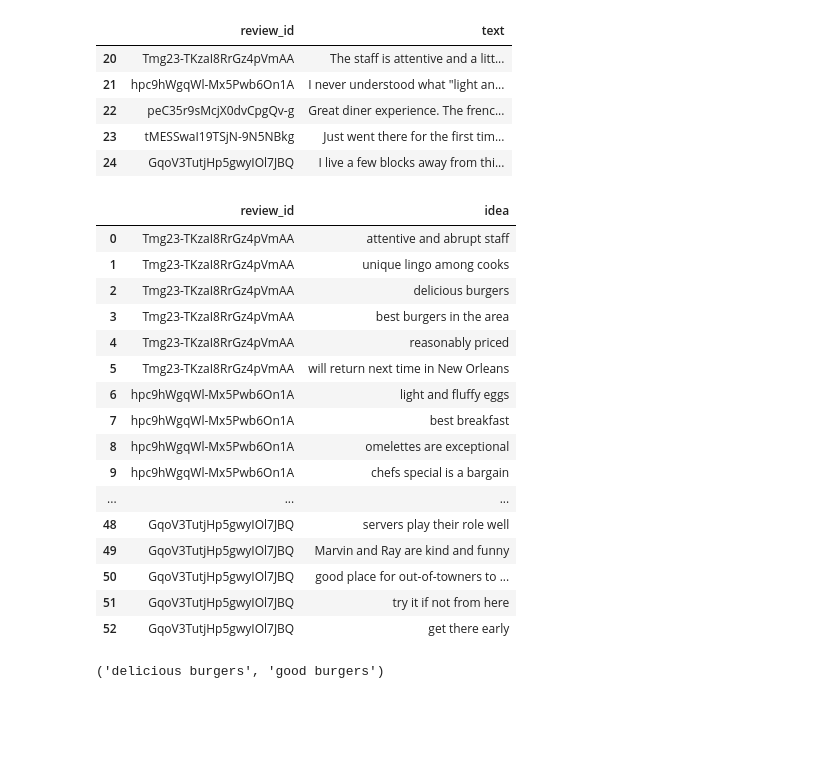
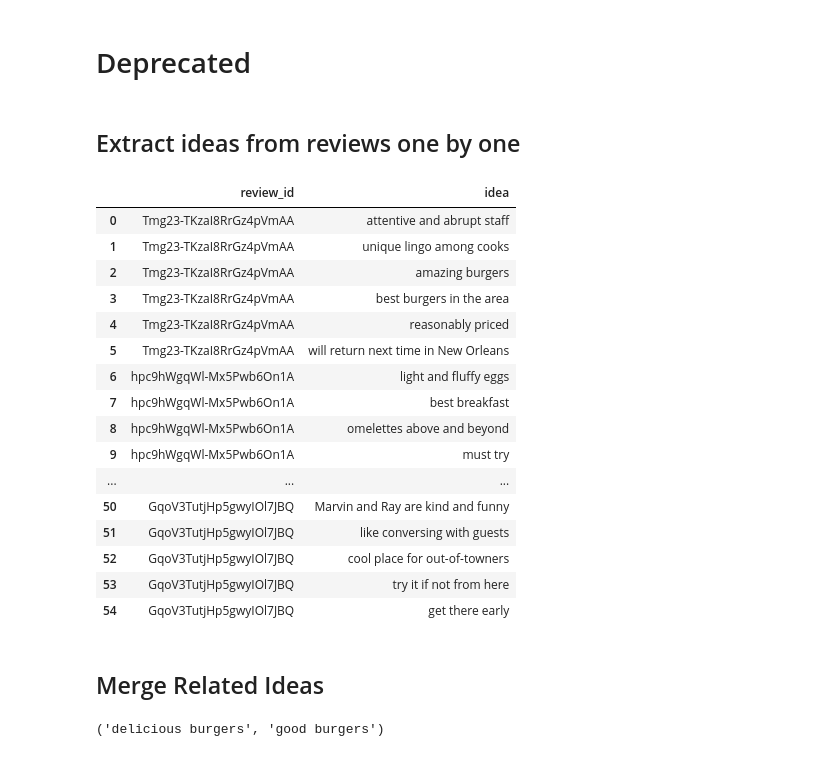
Before and after one commit to MatteoPerona/thought-loop, a Jupyter notebook: kor_experiments.ipynb, the cells around one changed output. Saved outputs shown, nothing was run; the diff lists cells and outputs as text; code cells hidden in the pictures; blank space fills up the shorter version.

```diff
--- a/kor_experiments.ipynb
+++ b/kor_experiments.ipynb
@@ -21,33 +21,61 @@ llm = ChatOpenAI(
 
 # Get Review Data
 reviews = pd.read_csv('data/review_sample.csv', index_col=0)
+# %% [markdown]
+# Deprecated
+# %% [markdown]
+## Extract ideas from reviews one by one
 # %%
 # Defines the schema for extracting the relevant ideas from a yelp review.
 idea_schema = Object(
     id="Ideas",
     description="All of the relevat ideas expressed by a customer writing a review for a business.",
     examples=[
         ("As far as diners go, you just don't get much better than this. Worth the wait, great staff behind the counter. A regular spot for us to visit when in the Big Easy.", [{"idea": "one of the best diners"}, {"idea": "worth the wait"}, {"idea": "great staff"}, {"idea": "visits regularly when in the area"}])
     ],
     attributes=[
         Text(
             id="idea",
             description="A short sentence describing an idea expressed in the text. Make sure the idea reflects what the customer is conveying not what they literally say. No more than 10 words.",
         )
     ],
     many=True,
 )
 
 # Initialize the chain with the schema.
 extraction_chain = create_extraction_chain(llm, idea_schema)
 
+review_sample = reviews.iloc[20:25]
 
-review_sample = reviews.iloc[20:25]
-review_sample
+data = {
+    'review_id': [],
+    'idea': []
+}
+
+for i in range(review_sample.shape[0]):
+    review = review_sample.iloc[i]
+    ideas = extraction_chain.invoke(review['text'])['text']['data']['Ideas']
+    for idea in ideas:
+        data['review_id'].append(review['review_id'])
+        data['idea'].append(idea['idea'])
+
+data = pd.DataFrame(data)
+data
 # %% [output]
-|  | review_id | text |
-| 20 | Tmg23-TKzaI8RrGz4pVmAA | The staff is attentive and a litt... |
-| 21 | hpc9hWgqWl-Mx5Pwb6On1A | I never understood what "light an... |
-| 22 | peC35r9sMcjX0dvCpgQv-g | Great diner experience. The frenc... |
-| 23 | tMESSwaI19TSjN-9N5NBkg | Just went there for the first tim... |
-| 24 | GqoV3TutjHp5gwyIOl7JBQ | I live a few blocks away from thi... |
+|  | review_id | idea |
+| 0 | Tmg23-TKzaI8RrGz4pVmAA | attentive and abrupt staff |
+| 1 | Tmg23-TKzaI8RrGz4pVmAA | unique lingo among cooks |
+| 2 | Tmg23-TKzaI8RrGz4pVmAA | amazing burgers |
+| 3 | Tmg23-TKzaI8RrGz4pVmAA | best burgers in the area |
+| 4 | Tmg23-TKzaI8RrGz4pVmAA | reasonably priced |
+| 5 | Tmg23-TKzaI8RrGz4pVmAA | will return next time in New Orleans |
+| 6 | hpc9hWgqWl-Mx5Pwb6On1A | light and fluffy eggs |
+| 7 | hpc9hWgqWl-Mx5Pwb6On1A | best breakfast |
+| 8 | hpc9hWgqWl-Mx5Pwb6On1A | omelettes above and beyond |
+| 9 | hpc9hWgqWl-Mx5Pwb6On1A | must try |
+| ... | ... | ... |
+| 50 | GqoV3TutjHp5gwyIOl7JBQ | Marvin and Ray are kind and funny |
+| 51 | GqoV3TutjHp5gwyIOl7JBQ | like conversing with guests |
+| 52 | GqoV3TutjHp5gwyIOl7JBQ | cool place for out-of-towners |
+| 53 | GqoV3TutjHp5gwyIOl7JBQ | try it if not from here |
+| 54 | GqoV3TutjHp5gwyIOl7JBQ | get there early |
@@ -68,23 +82,5 @@ data = pd.DataFrame(data)
-# %%
-data
-# %% [output]
-|  | review_id | idea |
-| 0 | Tmg23-TKzaI8RrGz4pVmAA | attentive and abrupt staff |
-| 1 | Tmg23-TKzaI8RrGz4pVmAA | unique lingo among cooks |
-| 2 | Tmg23-TKzaI8RrGz4pVmAA | delicious burgers |
-| 3 | Tmg23-TKzaI8RrGz4pVmAA | best burgers in the area |
-| 4 | Tmg23-TKzaI8RrGz4pVmAA | reasonably priced |
-| 5 | Tmg23-TKzaI8RrGz4pVmAA | will return next time in New Orleans |
-| 6 | hpc9hWgqWl-Mx5Pwb6On1A | light and fluffy eggs |
-| 7 | hpc9hWgqWl-Mx5Pwb6On1A | best breakfast |
-| 8 | hpc9hWgqWl-Mx5Pwb6On1A | omelettes are exceptional |
-| 9 | hpc9hWgqWl-Mx5Pwb6On1A | chefs special is a bargain |
-| ... | ... | ... |
-| 48 | GqoV3TutjHp5gwyIOl7JBQ | servers play their role well |
-| 49 | GqoV3TutjHp5gwyIOl7JBQ | Marvin and Ray are kind and funny |
-| 50 | GqoV3TutjHp5gwyIOl7JBQ | good place for out-of-towners to ... |
-| 51 | GqoV3TutjHp5gwyIOl7JBQ | try it if not from here |
-| 52 | GqoV3TutjHp5gwyIOl7JBQ | get there early |
+# %% [markdown]
+## Merge Related Ideas
 # %%
 # Defines the schema for merging ideas
 merge_schema = Object(
```
Also changed, not shown: parts of 24 cells of this notebook, 2 other files.
